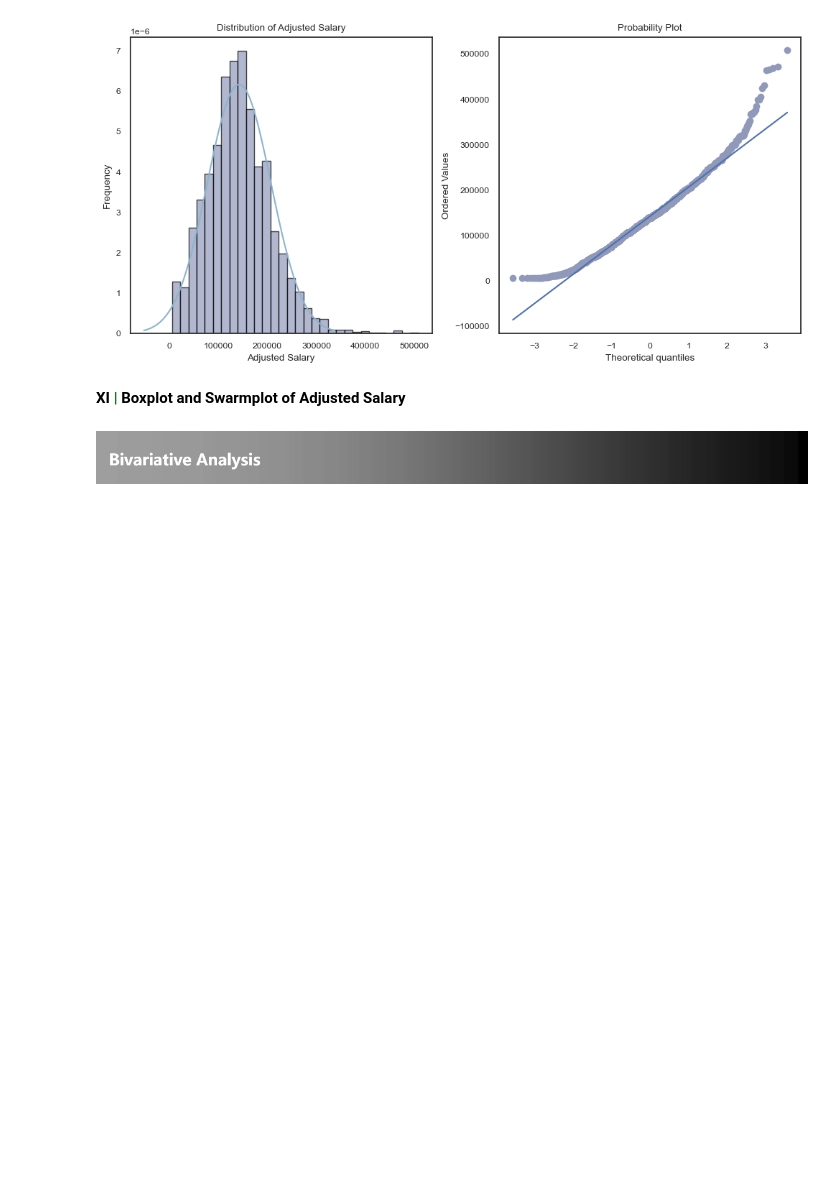
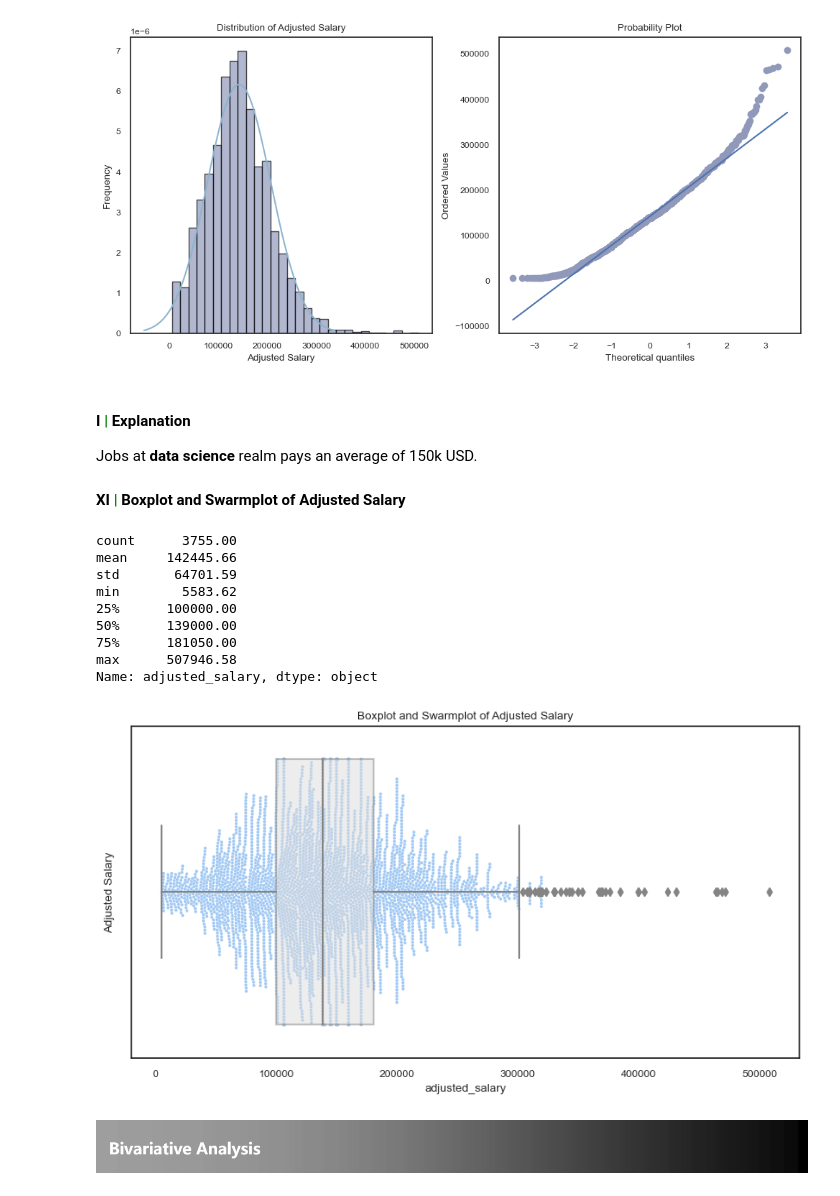
Before and after one commit to edzelroi/Supervised-ML, a Jupyter notebook: Regression/Data Science Salaries 2023 💸/Data Science Salaries 2023 💸.ipynb, the cells around one changed output. Cells and saved outputs as stored; diff of their text form; code cells hidden in the pictures; blank space fills up the shorter version.

```diff
--- a/Regression/Data Science Salaries 2023 💸/Data Science Salaries 2023 💸.ipynb
+++ b/Regression/Data Science Salaries 2023 💸/Data Science Salaries 2023 💸.ipynb
@@ -318,18 +321,33 @@ plt.show()
 Adjusted Salary Mu: 142445.65920779307, Sigma: 64692.97536803713
 Adjusted Salary Skewness: 0.5766891651013609, Sigma: 1.13584749981765
 [figure]
+# %% [markdown]
+#### **I <font color='green'>|</font> Explanation**
+
+Jobs at **data science** realm pays an average of 150k USD.
 # %% [markdown]
 **XI <font color='green'>|</font> Boxplot and Swarmplot of Adjusted Salary**
 # %%
-#formatted_data = df.loc[:, 'adjusted_salary'].describe().apply(lambda x: f'{x:.2f}')
-#
-#plt.figure(figsize=(10,5))
-#sns.swarmplot(x=df.adjusted_salary, palette='pastel', zorder=.5, size=2.5)
-#sns.boxplot(x=df.adjusted_salary, palette='coolwarm', boxprops=dict(alpha=.5))
-#plt.ylabel('Adjusted Salary')
-#plt.title('Boxplot and Swarmplot of Adjusted Salary')
-#
-#formatted_data
+formatted_data = df.loc[:, 'adjusted_salary'].describe().apply(lambda x: f'{x:.2f}')
+
+plt.figure(figsize=(10,5))
+sns.swarmplot(x=df.adjusted_salary, palette='pastel', zorder=.5, size=2.5)
+sns.boxplot(x=df.adjusted_salary, palette='coolwarm', boxprops=dict(alpha=.5))
+plt.ylabel('Adjusted Salary')
+plt.title('Boxplot and Swarmplot of Adjusted Salary')
+
+formatted_data
+# %% [output]
+count      3755.00
+mean     142445.66
+std       64701.59
+min        5583.62
+25%      100000.00
+50%      139000.00
+75%      181050.00
+max      507946.58
+Name: adjusted_salary, dtype: object
+[figure, added]
 # %% [markdown]
 ![photo11.png](attachment:99e85f71-63ca-44a4-a5c4-677611dae2c9.png)
 # %% [markdown]
```
Also changed, not shown: parts of 66 cells of this notebook, 43 other files.
